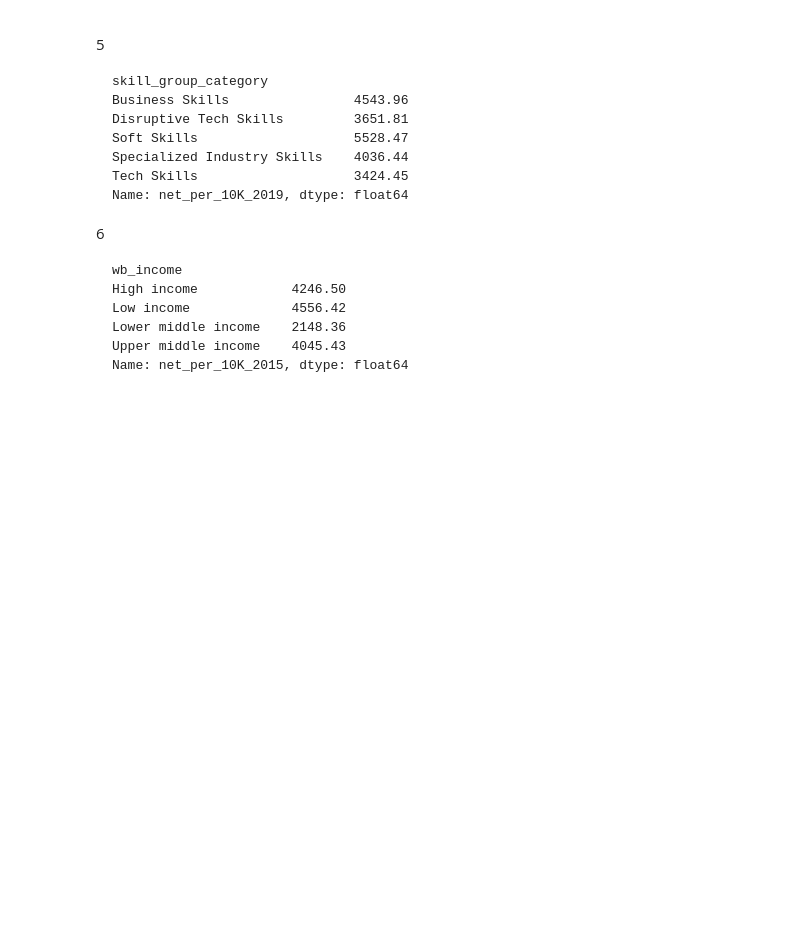
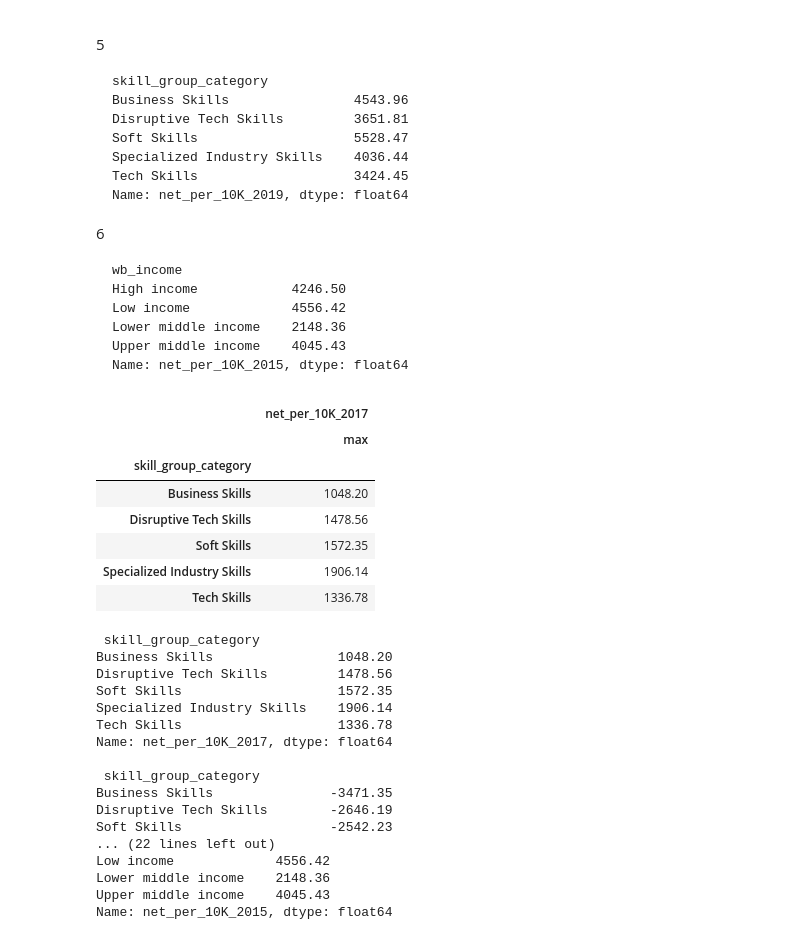
Before and after one commit to joanasr15/python_data, a Jupyter notebook: Describing_data.ipynb, the cells around one changed output. Cells and saved outputs as stored; diff of their text form; code cells hidden in the pictures; blank space fills up the shorter version.

````diff
--- a/Describing_data.ipynb
+++ b/Describing_data.ipynb
@@ -614,3 +741,80 @@ Lower middle income    2148.36
 Upper middle income    4045.43
 Name: net_per_10K_2015, dtype: float64
 ```
+# %%
+import pandas as pd
+
+url = "https://github.com/futureCodersSE/working-with-data/blob/main/Data%20sets/public_use-talent-migration.xlsx?raw=true"
+
+df = pd.read_excel(url, sheet_name="Skill Migration")
+
+#Display the max for each skill group category of net migration for the year 2017
+
+display(df.groupby(["skill_group_category"]).agg(
+    {
+        "net_per_10K_2017": ["max"]
+    }))
+
+#Assign the max for each skill group category of net migration for the year 2017 to a variable called max_skill_migration and print max_skill_migration
+
+max_skill_migration = df.groupby('skill_group_category')['net_per_10K_2017'].max()
+
+print("\n", max_skill_migration)
+
+#Create a second variable called min_skill_migration and assign to it the min for each skill group category of net migration for the year 2017, print min_skill_migration
+
+min_skill_migration = df.groupby('skill_group_category')['net_per_10K_2017'].min()
+
+print("\n", min_skill_migration)
+
+#You now have two series max_skill_migration and min_skill_migration each of which is a numpy array. You can perfom calculations on these two series in the same way as you would individual data items.
+
+skill_migration_range = max_skill_migration - min_skill_migration
+
+print("\n", skill_migration_range)
+
+#Now calculate the range for the year 2019
+
+max_skill_migration_2019 = df.groupby('skill_group_category')['net_per_10K_2019'].max()
+
+min_skill_migration_2019 = df.groupby('skill_group_category')['net_per_10K_2019'].min()
+
+skill_migration_range_2019 = max_skill_migration_2019 - min_skill_migration_2019
+
+print("\n", skill_migration_range_2019)
+
+#Now calculate the range for countries grouped by base country income level for the year 2015
+
+max_skill_migration_income = df.groupby('wb_income')['net_per_10K_2015'].max()
+
+min_skill_migration_income = df.groupby('wb_income')['net_per_10K_2015'].min()
+
+skill_migration_range_income = max_skill_migration_income - min_skill_migration_income
+
+print("\n", skill_migration_range_income)
+# %% [output]
+|  | net_per_10K_2017 |
+|  | max |
+| skill_group_category |  |
+| Business Skills | 1048.20 |
+| Disruptive Tech Skills | 1478.56 |
+| Soft Skills | 1572.35 |
+| Specialized Industry Skills | 1906.14 |
+| Tech Skills | 1336.78 |
+ skill_group_category
+Business Skills                1048.20
+Disruptive Tech Skills         1478.56
+Soft Skills                    1572.35
+Specialized Industry Skills    1906.14
+Tech Skills                    1336.78
+Name: net_per_10K_2017, dtype: float64
+
+ skill_group_category
+Business Skills               -3471.35
+Disruptive Tech Skills        -2646.19
+Soft Skills                   -2542.23
+... (22 lines left out)
+Low income             4556.42
+Lower middle income    2148.36
+Upper middle income    4045.43
+Name: net_per_10K_2015, dtype: float64
````
Also changed, not shown: parts of 2 cells of this notebook.
